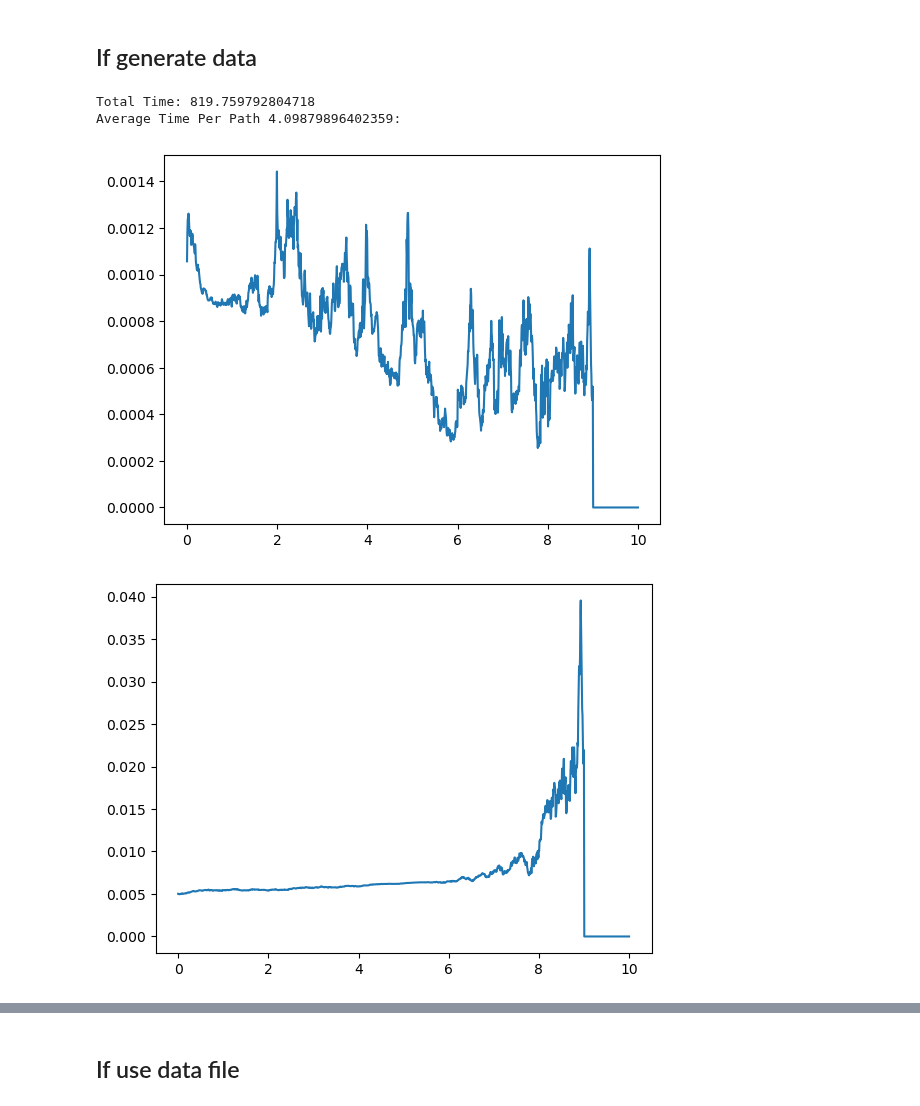
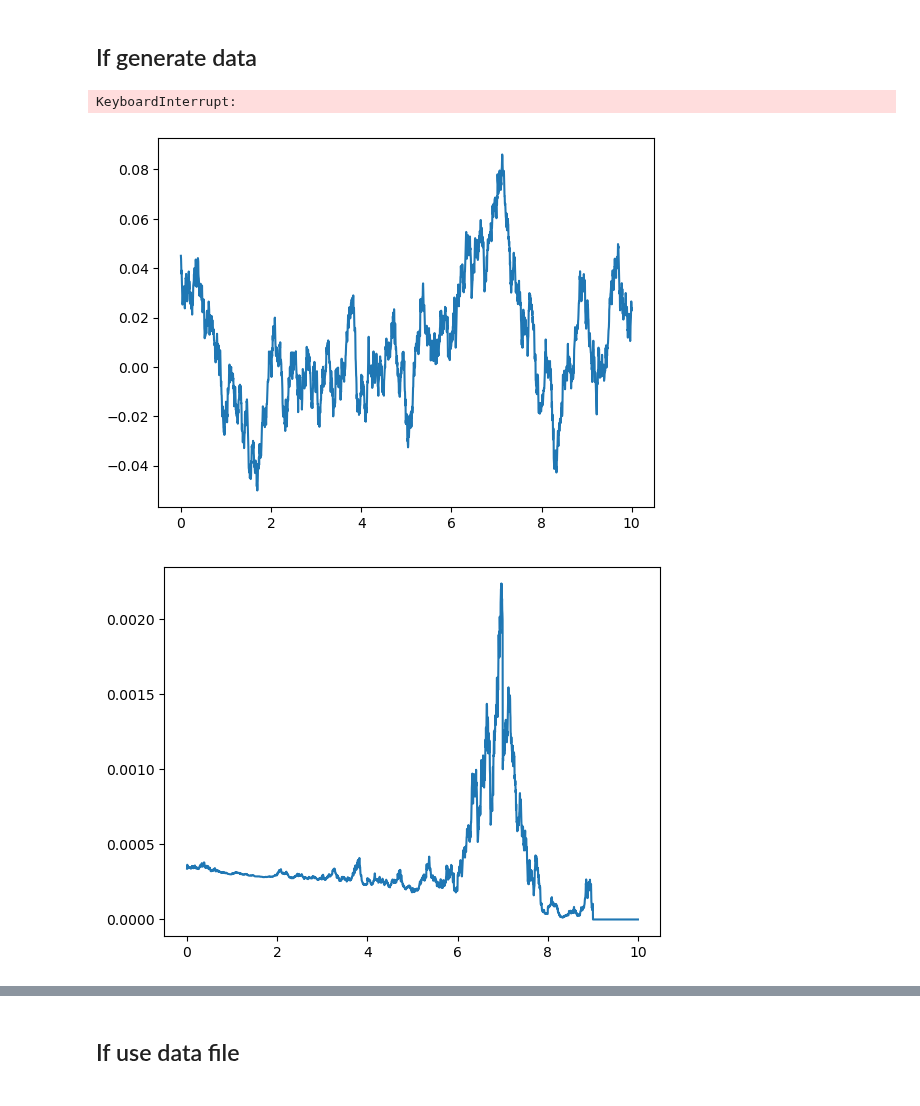
Before and after one commit to spelbella/cva_risk_management_thesis, a Jupyter notebook: Demos/delta_hedge.ipynb, the cells around one changed output, grey strips where cells are left out. Saved outputs shown, nothing was run; the diff lists cells and outputs as text; code cells hidden in the pictures.

```diff
--- a/Demos/delta_hedge.ipynb
+++ b/Demos/delta_hedge.ipynb
@@ -134,7 +134,7 @@ def process(pathN):
     Q_s = [[pricer.Q(t,T) for t in t_s_base] for T in T_s]   # Here there must be room for performance improvement? These lists could be pre-allocated or something since we know that it's going to be a list of a list of floats, same for below??
     Swaptions = [[pricer.swaption_price(t,T_s_2,K) for t in t_s_base] for T_s_2 in [T_s[i:] for i in range(0,len(T_s)-1)]] # Maybe we could C compile this file? Should be a huge performance increase, but might be a headache since we need to track down and type hint everything
     CVA = [pricer.CVA(t,T_s,K) for t in t_s_base]
-    Swaps = [[pricer.swap_price(t,T_s_2,K) for t in t_s_base] for T_s_2 in [T_s[i:] for i in range(0,len(T_s)-1)]]
+    Swaps = None
 
     return Path(t_s_base, lambdas, r, CVA, Q_s, Swaps, Swaptions, K = K)
 
@@ -148,14 +148,15 @@ print("Average Time Per Path %s: " %((end_time - strt)/N_paths))
 with open("200RunDemo.pkl","wb") as fp:
     pickle.dump(paths,fp)
 # %% [output]
-Total Time: 819.759792804718
-Average Time Per Path 4.09879896402359:
+KeyboardInterrupt:
 # %%
+plt.plot(paths[0].t_s,paths[0].r)
+plt.show()
 plt.plot(paths[0].t_s,paths[0].CVA)
 plt.show()
 plt.plot(paths[0].t_s,paths[0].Swaptions[9])
 plt.show()
 #plt.plot(paths[0].t_s,paths[0].Swaps[0])
 # %% [output]
-[figure, old version]
+[figure, new version]
-[figure, old version]
+[figure, new version]
```
Also changed, not shown: parts of 6 cells of this notebook, 14 other files.
